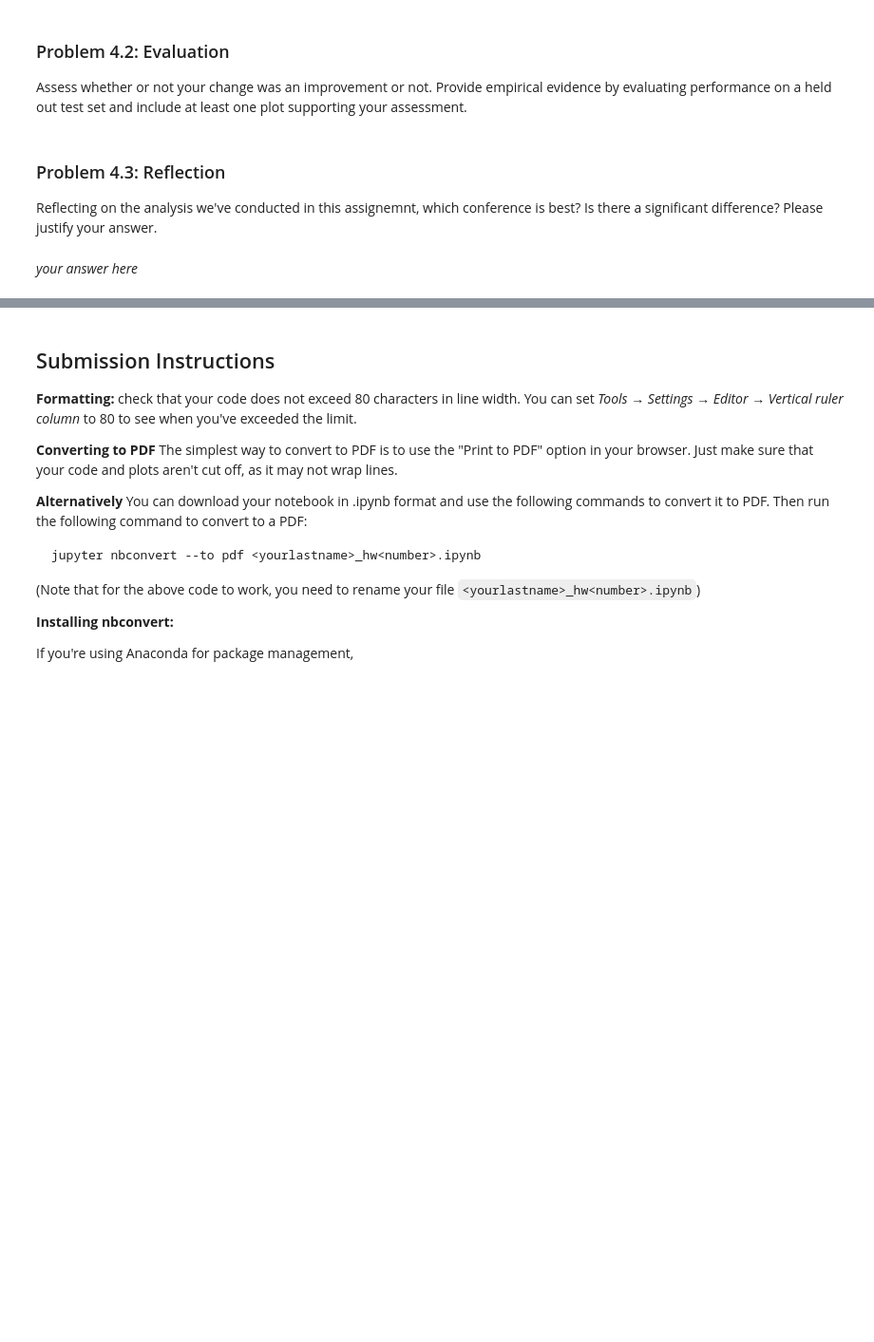
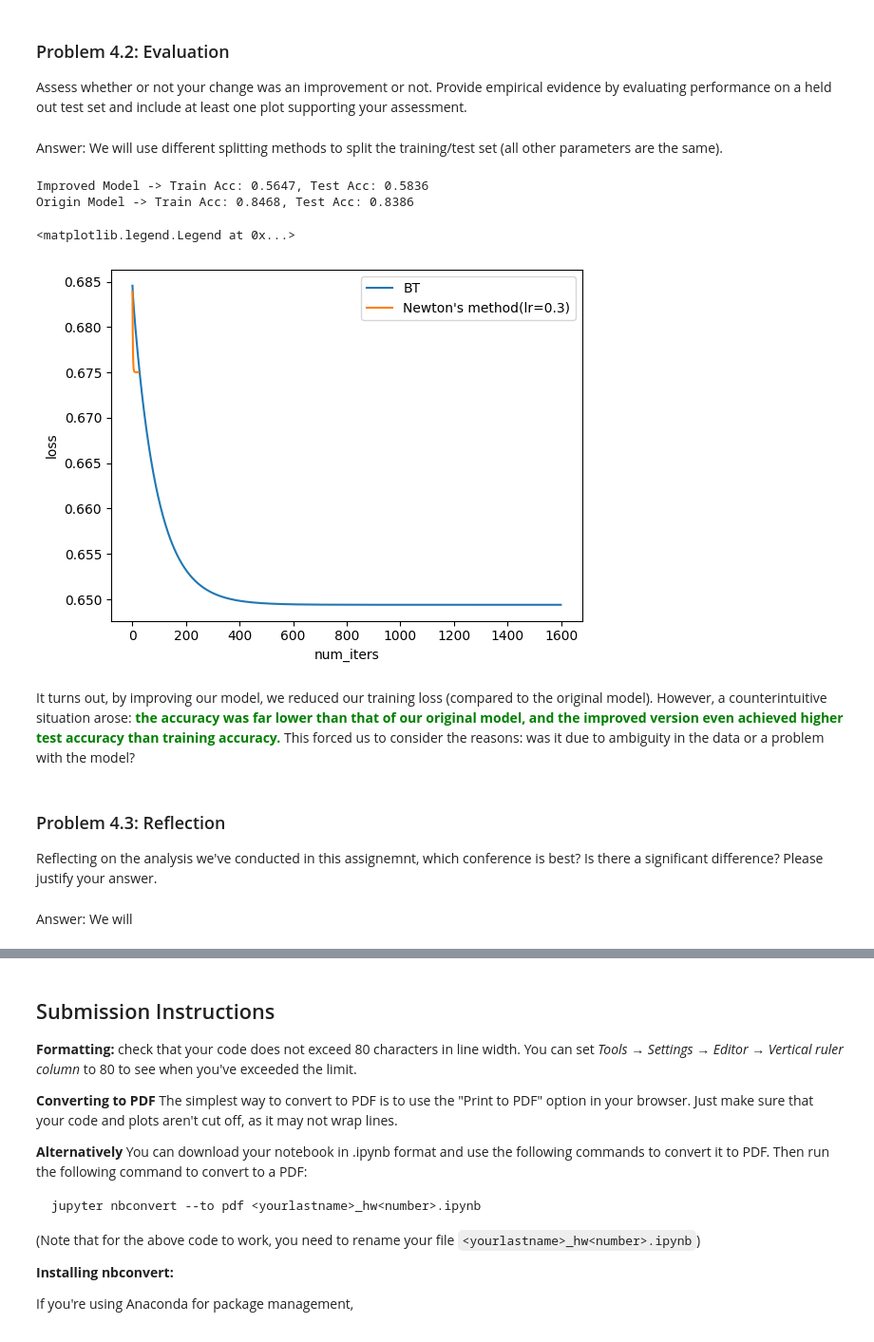
Before and after one commit to Zane-Liao/stats305b, a Jupyter notebook: hw1.ipynb, the cells around one changed output, grey strips where cells are left out. Shown at 95% size. Cells and saved outputs as stored; diff of their text form; code cells hidden in the pictures; blank space fills up the shorter version.

```diff
--- a/hw1.ipynb
+++ b/hw1.ipynb
@@ -632,3 +634,5 @@ compare_.head(10)
 # %% [markdown]
 ### Problem 4.2: Evaluation
 Assess whether or not your change was an improvement or not. Provide empirical evidence by evaluating performance on a held out test set and include at least one plot supporting your assessment.
+# %% [markdown]
+Answer: We will use different splitting methods to split the training/test set (all other parameters are the same).
@@ -635,5 +682,28 @@ Assess whether or not your change was an improvement or not. Provide empirical e
+# %%
+train_bn_acc = evaluate_pytorch_model(model, train_home, train_away, tarin_y)
+test_bn_acc = evaluate_pytorch_model(model, test_home, test_away, test_y)
+
+train_acc = evaluate_origin_bradley_terry(x_train, y_train, beta)
+test_acc = evaluate_origin_bradley_terry(x_test, y_test, beta)
+
+print(f"Improved Model -> Train Acc: {train_bn_acc:.4f}, Test Acc: {test_bn_acc:.4f}")
+print(f"Origin Model -> Train Acc: {train_acc:.4f}, Test Acc: {test_acc:.4f}")
+# %% [output]
+Improved Model -> Train Acc: 0.5647, Test Acc: 0.5836
+Origin Model -> Train Acc: 0.8468, Test Acc: 0.8386
+# %%
+plt.plot(losses_epoch, label="BT")
+plt.plot(torch.as_tensor(newton_losses), label="Newton's method(lr=0.3)")
+plt.xlabel("num_iters")
+plt.ylabel("loss")
+plt.legend()
+# %% [output]
+<matplotlib.legend.Legend at 0x...>
+[figure, added]
+# %% [markdown]
+It turns out, by improving our model, we reduced our training loss (compared to the original model). However, a counterintuitive situation arose: <span style="color:green; font-weight:bold">the accuracy was far lower than that of our original model, and the improved version even achieved higher test accuracy than training accuracy.</span> This forced us to consider the reasons: was it due to ambiguity in the data or a problem with the model?
 # %% [markdown]
 ### Problem 4.3: Reflection
 Reflecting on the analysis we've conducted in this assignemnt, which conference is best? Is there a significant difference? Please justify your answer.
-# %% [markdown]
-*your answer here*
+# %% [markdown]
+Answer: We will
```
Also changed, not shown: parts of 18 cells of this notebook.
